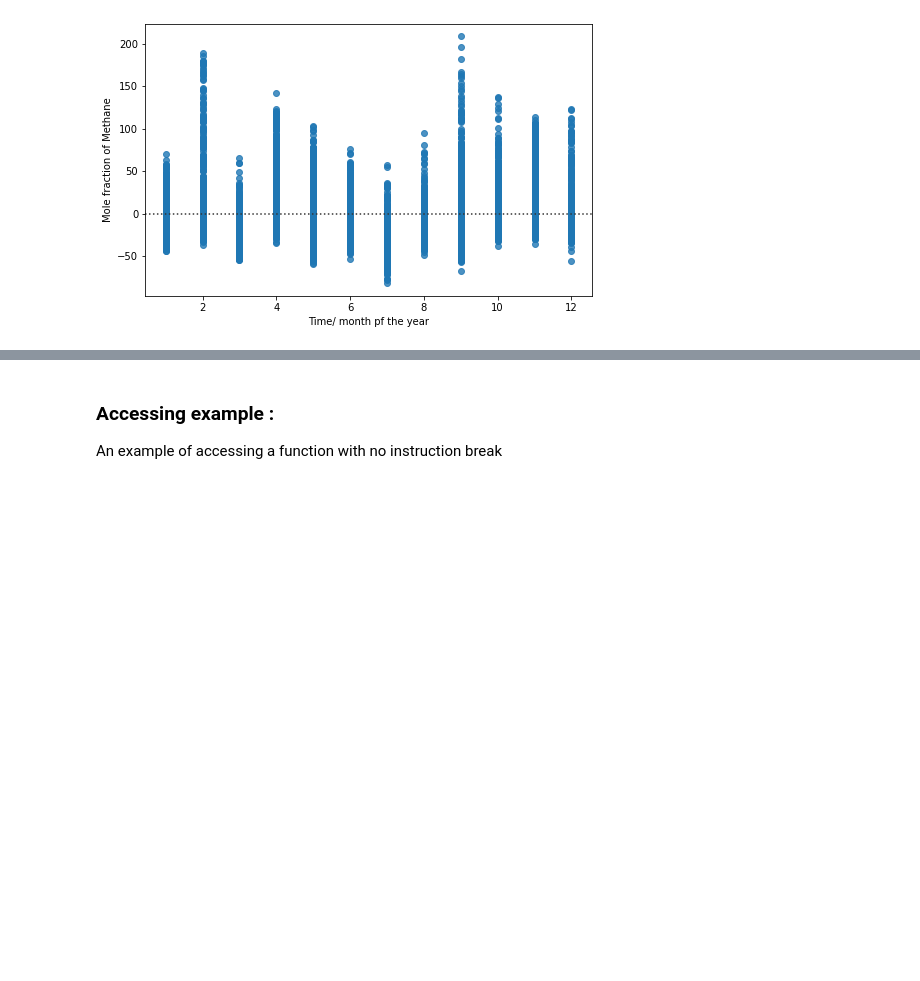
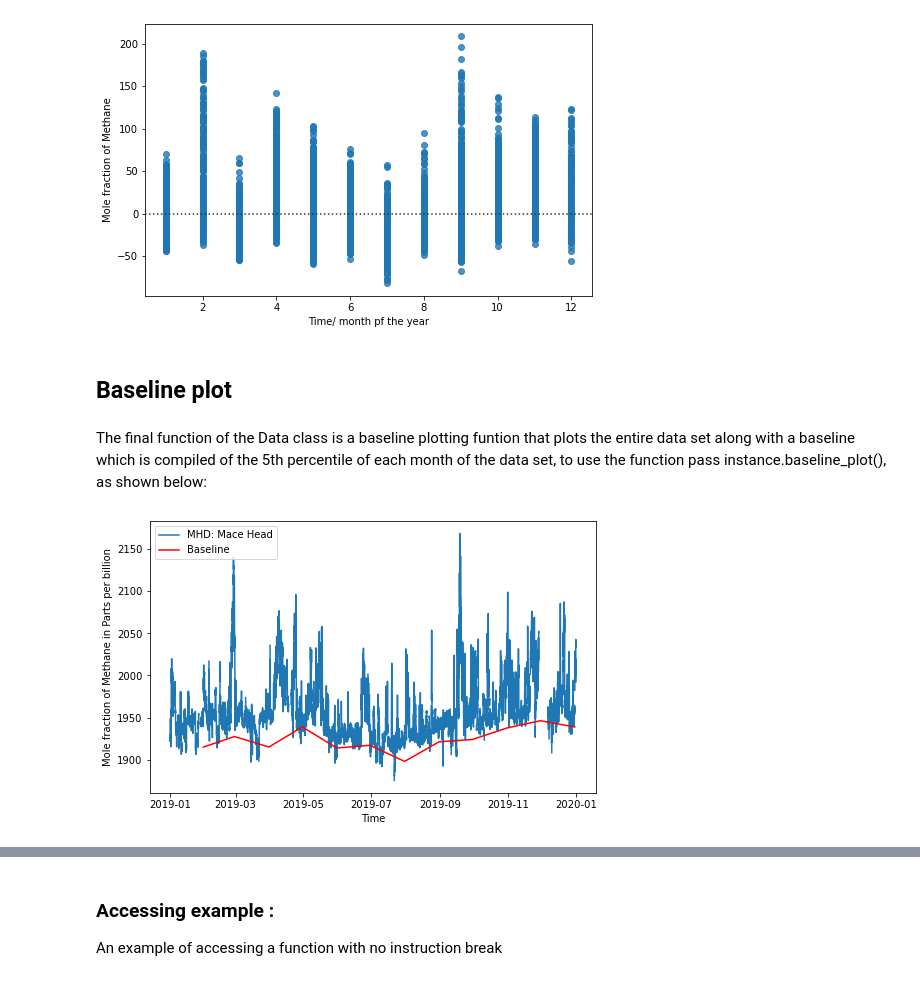
Before and after one commit to TJ-2003/Assessment2, a Jupyter notebook: instructions.ipynb, the cells around one changed output, grey strips where cells are left out. Saved outputs shown, nothing was run; the diff lists cells and outputs as text; code cells hidden in the pictures; blank space fills up the shorter version.

Commit message:
instructions notebook was updated to include the baseline functions and i changed the color of the baseline plot in data.py

```diff
--- a/instructions.ipynb
+++ b/instructions.ipynb
@@ -162,3 +162,11 @@ mhd_ch4_data.residual_plot_day()
 mhd_ch4_data.residual_plot_month()
 # %% [output]
 [figure]
+# %% [markdown]
+## Baseline plot
+# %% [markdown]
+The final function of the Data class is a baseline plotting funtion that plots the entire data set along with a baseline which is compiled of the 5th percentile of each month of the data set, to use the function pass instance.baseline_plot(), as shown below:
+# %%
+mhd_ch4_data.baseline_plot()
+# %% [output]
+[figure, added]
```
Also changed, not shown: parts of 3 cells of this notebook, 1 other file.
